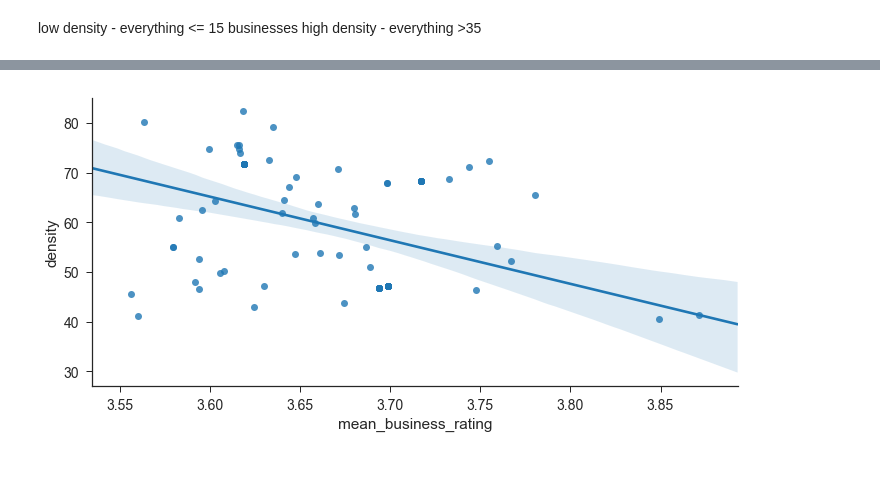
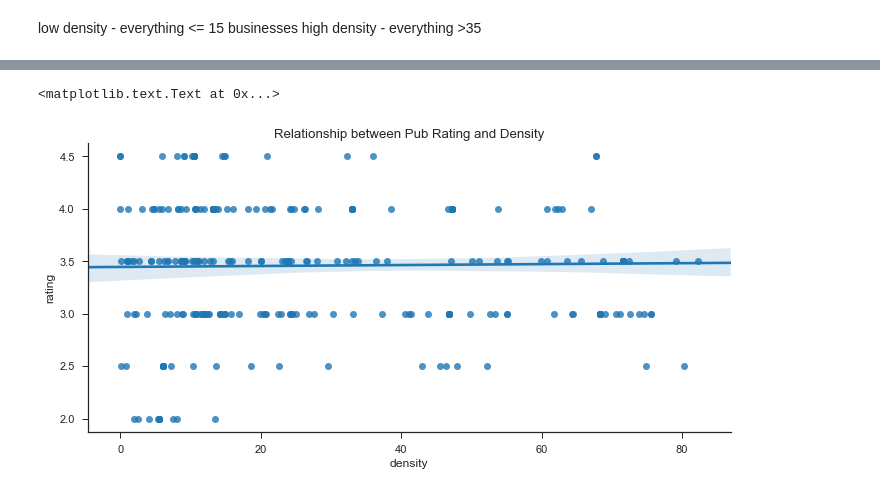
Before and after one commit to shrutirao94/Restaurant-Quality-and-Co-location-in-Toronto, a Jupyter notebook: Yelp_analysis_5.ipynb, the cells around one changed output, grey strips where cells are left out. Cells and saved outputs as stored; diff of their text form; code cells hidden in the pictures; blank space fills up the shorter version.

Commit message:
Changed code for scatterplot

```diff
--- a/Yelp_analysis_5.ipynb
+++ b/Yelp_analysis_5.ipynb
@@ -62,5 +57,9 @@ g = sns.lmplot(x="mean_business_rating", y="density", data=low_density_df,aspect
-# %%
-#g = sns.lmplot(x="mean_business_rating", y="density", data=high_density_df, aspect=2.0 , y_jitter=4.5, x_jitter=6)
-g = sns.lmplot(x="mean_business_rating", y="density", data=high_density_df, aspect=2.0)
-# %% [output]
-[figure, removed]
+# %%
+sns.set_context("notebook", font_scale=1.1)
+sns.set_style("ticks")
+g = sns.lmplot(x="density", y="rating", data=final_df,aspect=2.0)
+#g = sns.lmplot(x="mean_business_rating", y="density", data=low_density_df,aspect=2.0, y_jitter=3.5, x_jitter=16)
+plt.title("Relationship between Pub Rating and Density")
+# %% [output]
+<matplotlib.text.Text at 0x...>
+[figure, added]
```
Also changed, not shown: parts of 5 cells of this notebook.
